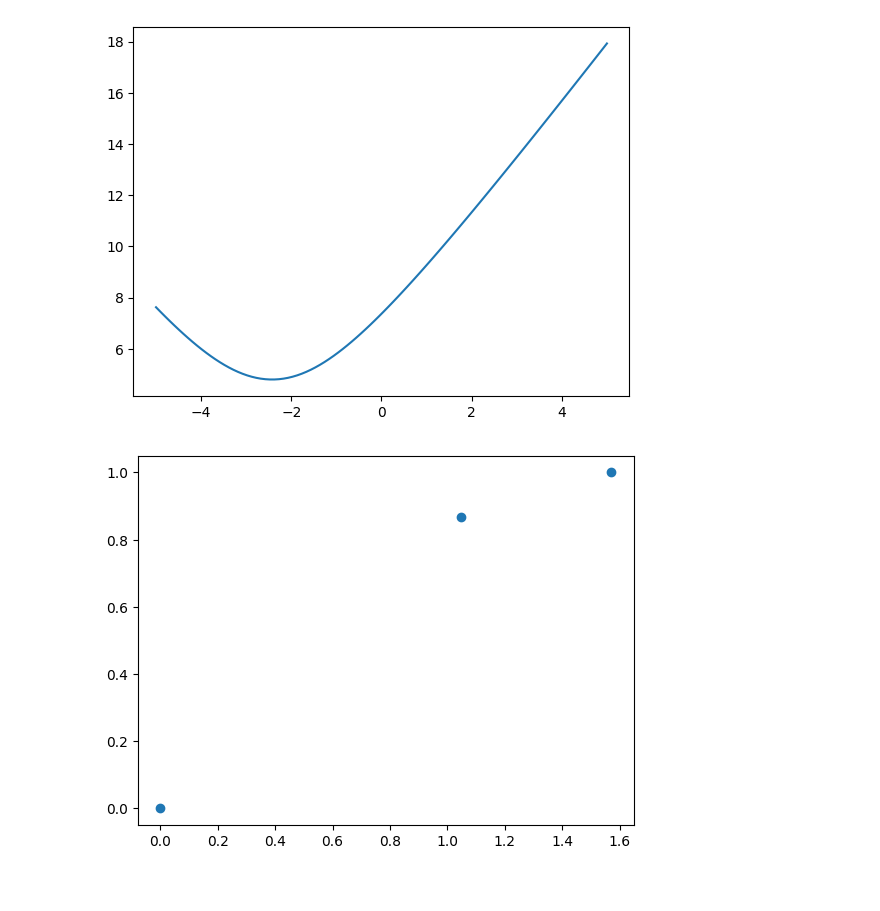
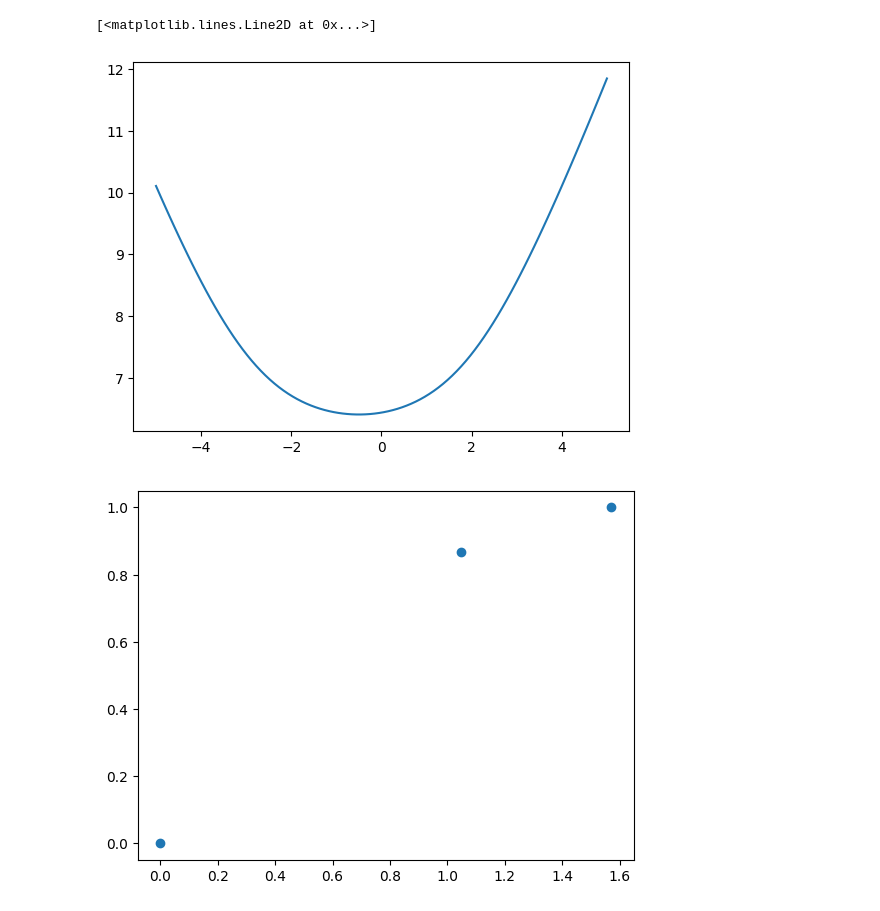
Before and after one commit to GabrielRamirezs/Metodos1_KarenQuevedo_GabrielRamirez, a Jupyter notebook: Parcial_1.ipynb, the cells around one changed output. Drawn from its saved outputs; the diff is of its cells as text; code cells hidden in the pictures.

```diff
--- a/Parcial_1.ipynb
+++ b/Parcial_1.ipynb
@@ -8,14 +8,19 @@ import matplotlib.pyplot as plt
 #5: Raíces de los primeros 5 polinomios de Laguerre
 # %%
 #7: Minimización del camino óptico
-def camino_optico(x):
-  return 1*(np.sqrt(((x-(-3))**2)+2**2))+1.33*(np.sqrt(((x-(-2))**2)+2**2))
+
+def camino_optico(x, n0, n1, T, R):
+  return n0 * np.sqrt((x - T[0])**2 + T[1]**2) + n1 * np.sqrt((x - R[0])**2 + R[1]**2)
+T=(-3,2)
+R=(2,-2)
+n0=1
+n1=1
 x=np.linspace(-5,5,100)
-y=camino_optico(x)
+y=camino_optico(x,n0,n1,T,R)
 plt.plot(x,y)
-plt.show()
 # %% [output]
+[<matplotlib.lines.Line2D at 0x...>]
-[figure, old version]
+[figure, new version]
 # %%
 #7: Aproximación de la función sin(x)
 x=np.array([0,np.pi/3,np.pi/2])
```
